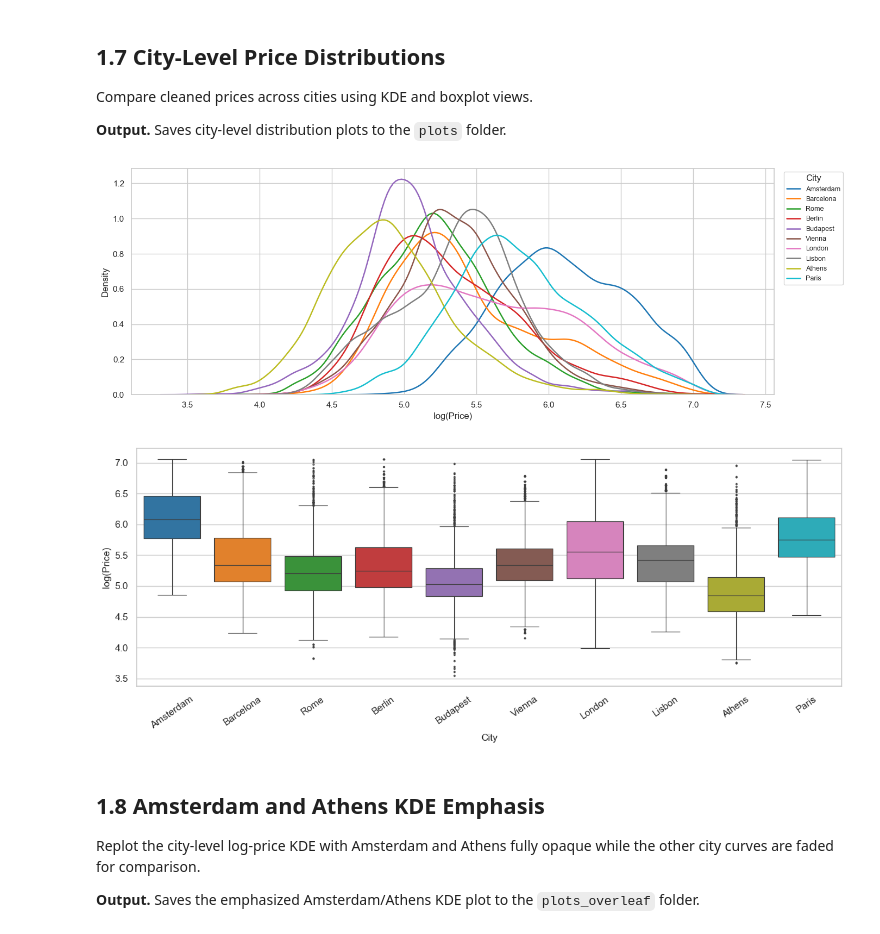
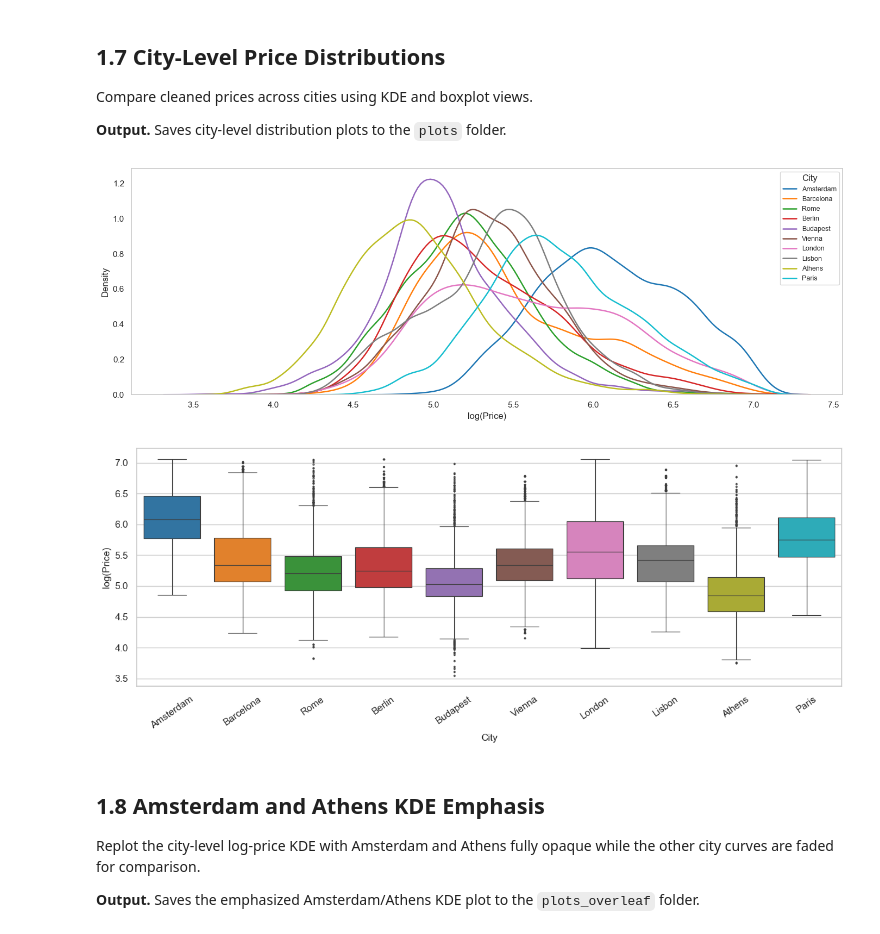
Before and after one commit to ShenghaoXue/MATH-189-Project-SP26, a Jupyter notebook: section1_cleaning_and_EDA.ipynb, the cells around one changed output. Cells and saved outputs as stored; diff of their text form; code cells hidden in the pictures.

Commit message:
Align notebook plot exports with Overleaf assets

```diff
--- a/section1_cleaning_and_EDA.ipynb
+++ b/section1_cleaning_and_EDA.ipynb
@@ -62,6 +62,9 @@ merged.drop(columns=['host_is_superhost'], inplace=True)
 # Remove unused location and normalized-index columns.
 merged.drop(columns=['lng', 'lat', 'attr_index_norm', 'rest_index_norm'], inplace=True)
 
+# Rename the 'guest_satisfaction_overall' column to 'satisfaction_rating'
+merged.rename(columns={'guest_satisfaction_overall': 'satisfaction_rating'}, inplace=True)
+
 load_summary = pd.DataFrame({
     'Metric': ['Rows', 'Columns', 'Cities'],
     'Value': [len(merged), merged.shape[1], merged['city'].nunique()],
@@ -291,29 +294,30 @@ Compare cleaned prices across cities using KDE and boxplot views.
 # %%
 
 fig, ax = plt.subplots(figsize=(14, 5))
 palette = sns.color_palette('tab10', n_colors=10)
 for city, color in zip(merged['city'].unique(), palette):
     subset = merged[merged['city'] == city]['logSum']
     sns.kdeplot(subset, ax=ax, label=city, color=color, linewidth=1.8)
 ax.set_xlabel('log(Price)', fontsize=12)
 ax.set_ylabel('Density', fontsize=12)
-ax.legend(title='City', bbox_to_anchor=(1.01, 1), loc='upper left', fontsize=9)
+ax.grid(False)
+ax.legend(title='City', loc='upper right', fontsize=9, frameon=True)
 plt.tight_layout()
-plt.savefig('plots_overleaf/section1_PlotDistribution2_logPriceKDEByCity.png', dpi=300, bbox_inches='tight')
+plt.savefig('plots_overleaf/3_1_LogPriceKDEByCity.png', dpi=300, bbox_inches='tight')
 plt.show()
 
 fig, ax = plt.subplots(figsize=(12, 5))
 sns.boxplot(data=merged, x='city', y='logSum',
             hue='city', palette='tab10',
             legend=False, ax=ax, fliersize=1.5, linewidth=0.8)
 ax.set_xlabel('City', fontsize=11)
 ax.set_ylabel('log(Price)', fontsize=11)
 ax.tick_params(axis='x', rotation=35)
 plt.tight_layout()
-plt.savefig('plots_overleaf/section1_PlotDistribution3_priceBoxplotByCity.png', dpi=300, bbox_inches='tight')
+plt.savefig('plots_overleaf/App6_1_LogPriceBoxplotsByCity.png', dpi=300, bbox_inches='tight')
 plt.show()
 # %% [output]
-[figure, old version]
+[figure, new version]
 [figure]
 # %% [markdown]
 ## 1.8 Amsterdam and Athens KDE Emphasis
```
Also changed, not shown: parts of 2 cells of this notebook, 8 other files.
